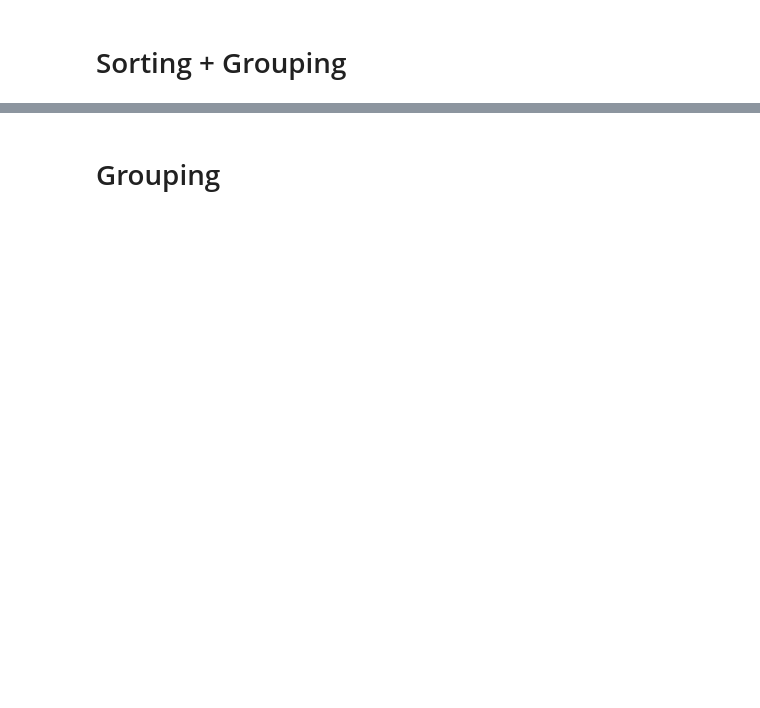
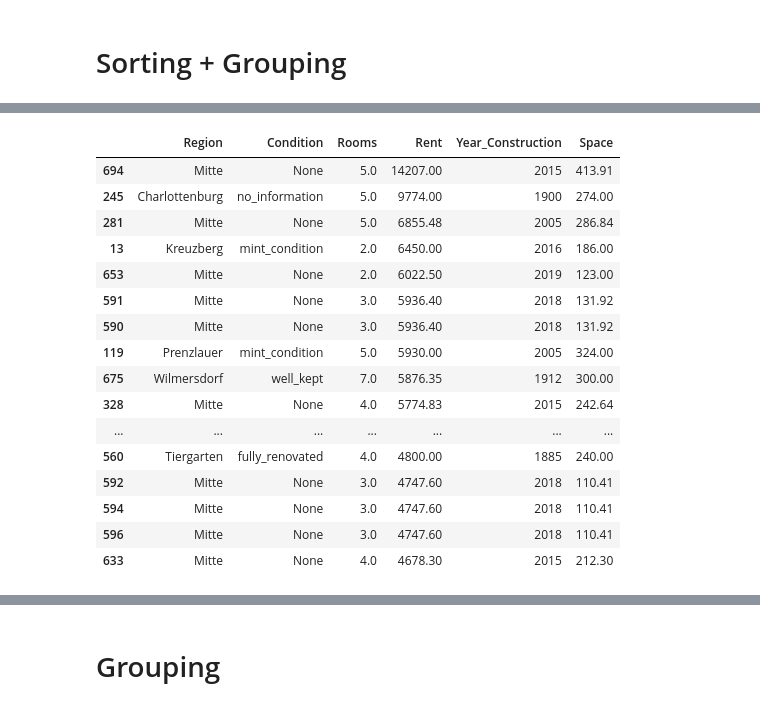
Before and after one commit to prisilveira/Redi, a Jupyter notebook: Introduction_to_Pandas_Homework.ipynb, the cells around one changed output, grey strips where cells are left out. Drawn from its saved outputs; the diff is of its cells as text; code cells hidden in the pictures; blank space fills up the shorter version.

```diff
--- a/Introduction_to_Pandas_Homework.ipynb
+++ b/Introduction_to_Pandas_Homework.ipynb
@@ -207,5 +492,24 @@ rentals_shuffled.head(10)
 # %%
 # Get the top-20 most expensive and cheapest apartments
+rentals.sort_values(by='Rent',ascending=False).head(20)
+# %% [output]
+|  | Region | Condition | Rooms | Rent | Year_Construction | Space |
+| 694 | Mitte | None | 5.0 | 14207.00 | 2015 | 413.91 |
+| 245 | Charlottenburg | no_information | 5.0 | 9774.00 | 1900 | 274.00 |
+| 281 | Mitte | None | 5.0 | 6855.48 | 2005 | 286.84 |
+| 13 | Kreuzberg | mint_condition | 2.0 | 6450.00 | 2016 | 186.00 |
+| 653 | Mitte | None | 2.0 | 6022.50 | 2019 | 123.00 |
+| 591 | Mitte | None | 3.0 | 5936.40 | 2018 | 131.92 |
+| 590 | Mitte | None | 3.0 | 5936.40 | 2018 | 131.92 |
+| 119 | Prenzlauer | mint_condition | 5.0 | 5930.00 | 2005 | 324.00 |
+| 675 | Wilmersdorf | well_kept | 7.0 | 5876.35 | 1912 | 300.00 |
+| 328 | Mitte | None | 4.0 | 5774.83 | 2015 | 242.64 |
+| ... | ... | ... | ... | ... | ... | ... |
+| 560 | Tiergarten | fully_renovated | 4.0 | 4800.00 | 1885 | 240.00 |
+| 592 | Mitte | None | 3.0 | 4747.60 | 2018 | 110.41 |
+| 594 | Mitte | None | 3.0 | 4747.60 | 2018 | 110.41 |
+| 596 | Mitte | None | 3.0 | 4747.60 | 2018 | 110.41 |
+| 633 | Mitte | None | 4.0 | 4678.30 | 2015 | 212.30 |
 # %%
 # For the top-20 lists from above, count how many aparments there are per region.
 # Sort the output, such that the region with the highest count is on top. Try to
```
Also changed, not shown: parts of 53 cells of this notebook.
